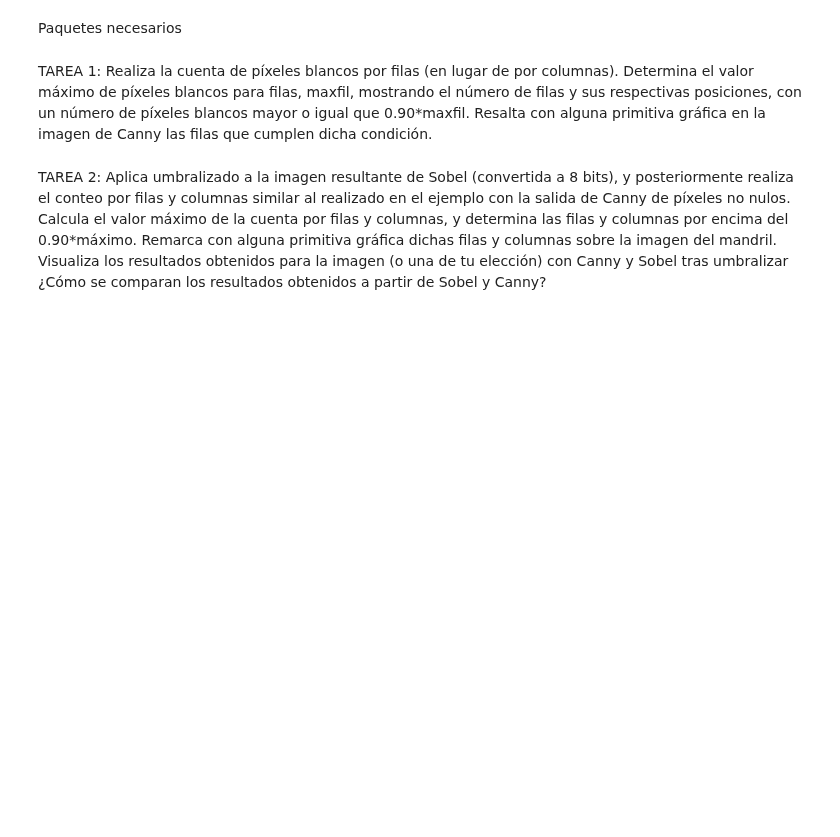
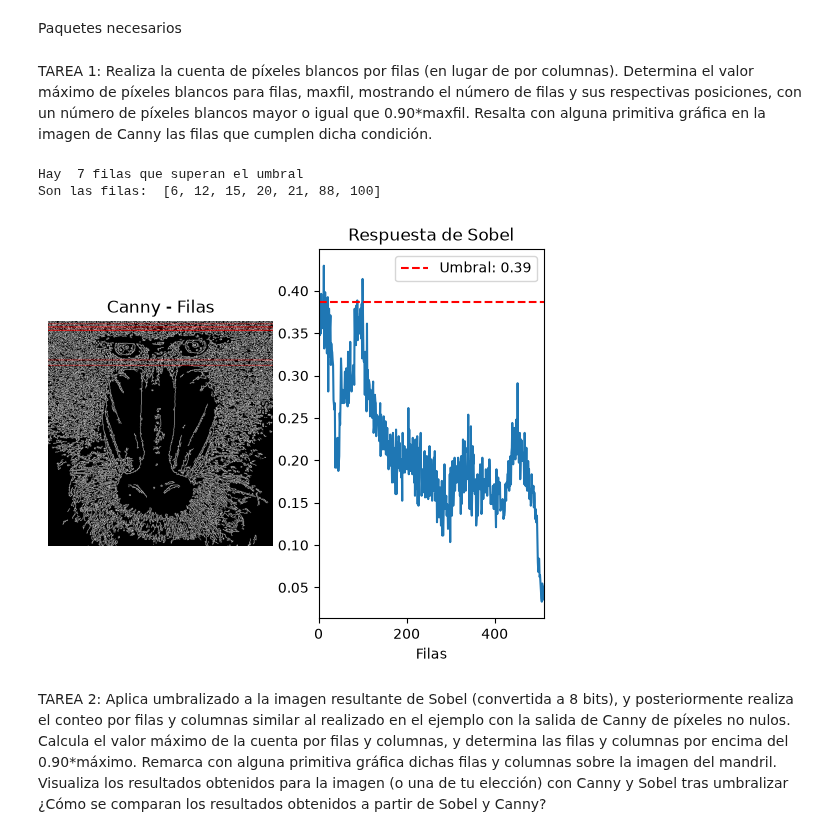
Before and after one commit to kilian2113/VC, a Jupyter notebook: P2/VC_P2.ipynb, the cells around one changed output. Saved outputs shown, nothing was run; the diff lists cells and outputs as text; code cells hidden in the pictures; blank space fills up the shorter version.

```diff
--- a/P2/VC_P2.ipynb
+++ b/P2/VC_P2.ipynb
@@ -63,26 +63,30 @@ def show_full_result(imagen_dibujada, datos_grafica, umbral, titulo_ventana, eti
     plot_counts(datos_grafica, umbral, etiqueta_eje_x, limite_x)
 # %%
 img = cv2.imread('mandril.jpg')
-gris = cv2.cvtColor(img, cv2.COLOR_BGR2GRAY)
-canny = cv2.Canny(gris, 100, 200)
+grey = cv2.cvtColor(img, cv2.COLOR_BGR2GRAY)
+canny = cv2.Canny(grey, 100, 200)
 
 #Obtenemos filas, umbral y las filas que superan el umbral
 rows, umbral, row_umb = max_row(canny)
 
 #Obtenemos la imagen en color con las filas que superan el umbral dibujadas en rojo
 color_img = color_img_row(canny, row_umb)
 
 # Muestra la imagen y la gráfica en la misma ventana
 show_full_result(
     imagen_dibujada=color_img,
     datos_grafica=rows,
     umbral=umbral,
     titulo_ventana="Canny - Filas",
     etiqueta_eje_x="Filas",
     limite_x=canny.shape[0]
 )
 # Mostramos la ventana con la imagen y la gráfica
 plt.show()
+# %% [output]
+Hay  7 filas que superan el umbral
+Son las filas:  [6, 12, 15, 20, 21, 88, 100]
+[figure, added]
 # %% [markdown]
 TAREA 2: Aplica umbralizado a la imagen resultante de Sobel (convertida a 8 bits), y posteriormente realiza el conteo por filas y columnas similar al realizado en el ejemplo con la salida de Canny de píxeles no nulos. Calcula el valor máximo de la cuenta por filas y columnas, y determina las filas y columnas por encima del 0.90*máximo. Remarca con alguna primitiva gráfica dichas filas y columnas sobre la imagen del mandril. Visualiza los resultados obtenidos para la imagen (o una de tu elección) con Canny y Sobel tras umbralizar ¿Cómo se comparan los resultados obtenidos a partir de Sobel y Canny?
 # %%
```
Also changed, not shown: parts of 2 cells of this notebook.
